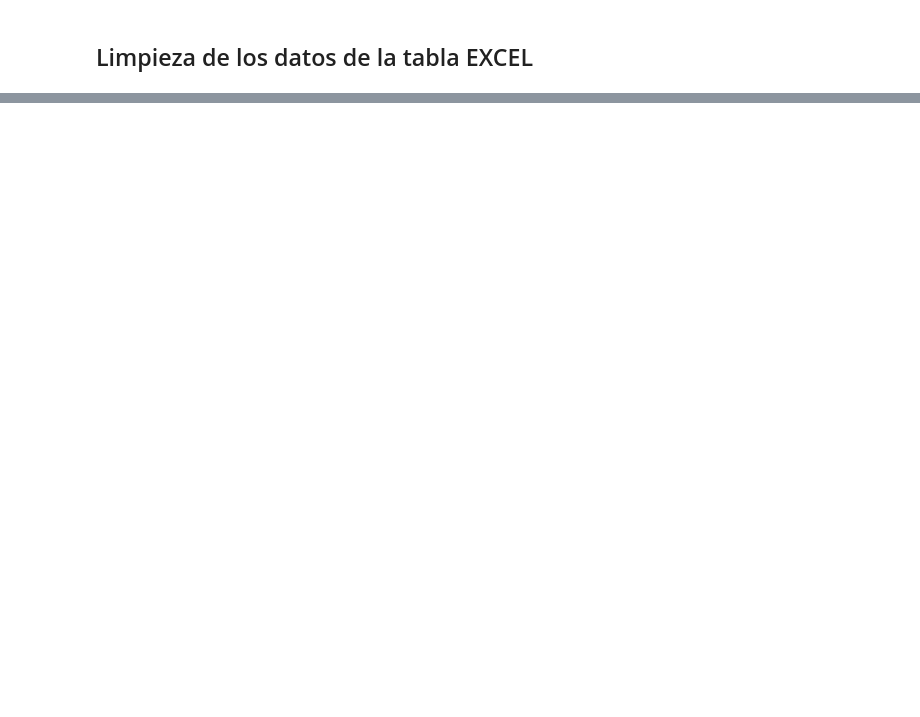
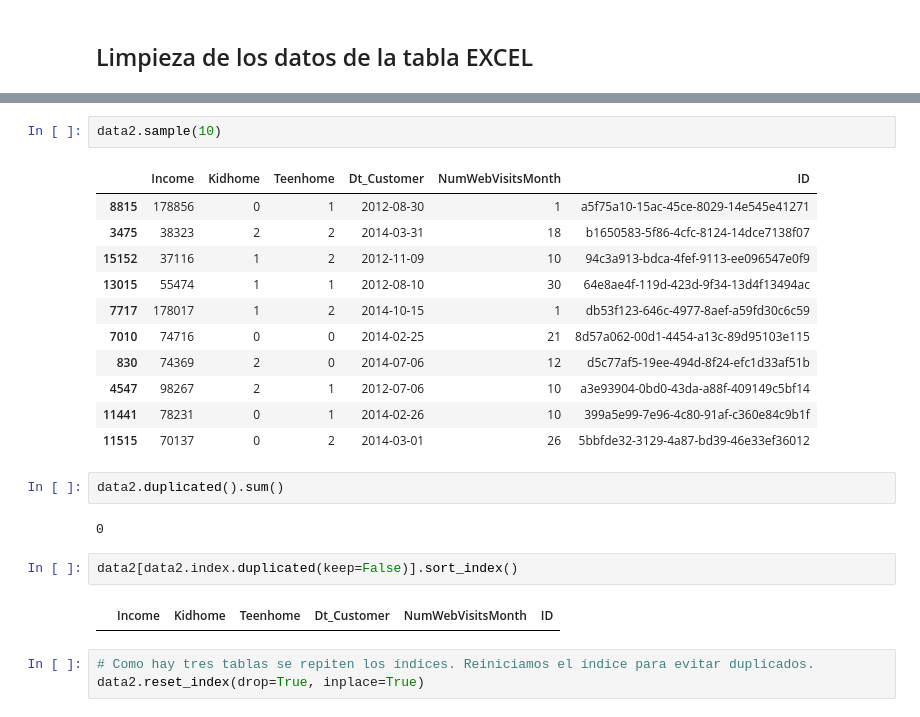
Before and after one commit to claudiarm2002/DataProject-Python-for-Data, a Jupyter notebook: DataProject_PythonForData.ipynb, the cells around one changed output, grey strips where cells are left out. Drawn from its saved outputs; the diff is of its cells as text; blank space fills up the shorter version.

```diff
--- a/DataProject_PythonForData.ipynb
+++ b/DataProject_PythonForData.ipynb
@@ -803,0 +828,25 @@ data2 = pd.read_excel('/Users/claudiarm2002/Desktop/Master/Data Analythics/8_Pyt
+# %%
+data2.sample(10)
+# %% [output]
+|  | Income | Kidhome | Teenhome | Dt_Customer | NumWebVisitsMonth | ID |
+| 8815 | 178856 | 0 | 1 | 2012-08-30 | 1 | a5f75a10-15ac-45ce-8029-14e545e41271 |
+| 3475 | 38323 | 2 | 2 | 2014-03-31 | 18 | b1650583-5f86-4cfc-8124-14dce7138f07 |
+| 15152 | 37116 | 1 | 2 | 2012-11-09 | 10 | 94c3a913-bdca-4fef-9113-ee096547e0f9 |
+| 13015 | 55474 | 1 | 1 | 2012-08-10 | 30 | 64e8ae4f-119d-423d-9f34-13d4f13494ac |
+| 7717 | 178017 | 1 | 2 | 2014-10-15 | 1 | db53f123-646c-4977-8aef-a59fd30c6c59 |
+| 7010 | 74716 | 0 | 0 | 2014-02-25 | 21 | 8d57a062-00d1-4454-a13c-89d95103e115 |
+| 830 | 74369 | 2 | 0 | 2014-07-06 | 12 | d5c77af5-19ee-494d-8f24-efc1d33af51b |
+| 4547 | 98267 | 2 | 1 | 2012-07-06 | 10 | a3e93904-0bd0-43da-a88f-409149c5bf14 |
+| 11441 | 78231 | 0 | 1 | 2014-02-26 | 10 | 399a5e99-7e96-4c80-91af-c360e84c9b1f |
+| 11515 | 70137 | 0 | 2 | 2014-03-01 | 26 | 5bbfde32-3129-4a87-bd39-46e33ef36012 |
+# %%
+data2.duplicated().sum()
+# %% [output]
+0
+# %%
+data2[data2.index.duplicated(keep=False)].sort_index()
+# %% [output]
+|  | Income | Kidhome | Teenhome | Dt_Customer | NumWebVisitsMonth | ID |
+# %%
+# Como hay tres tablas se repiten los índices. Reiniciamos el índice para evitar duplicados.
+data2.reset_index(drop=True, inplace=True)
```
Also changed, not shown: parts of 16 cells of this notebook, 4 other files.
